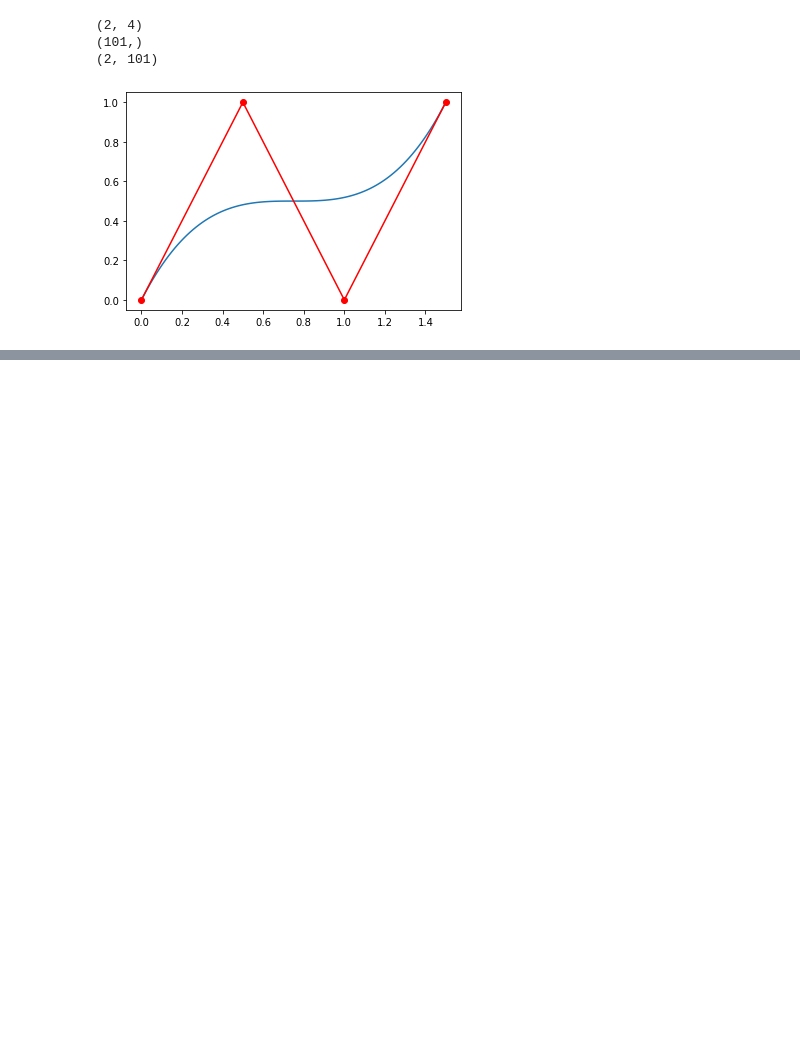
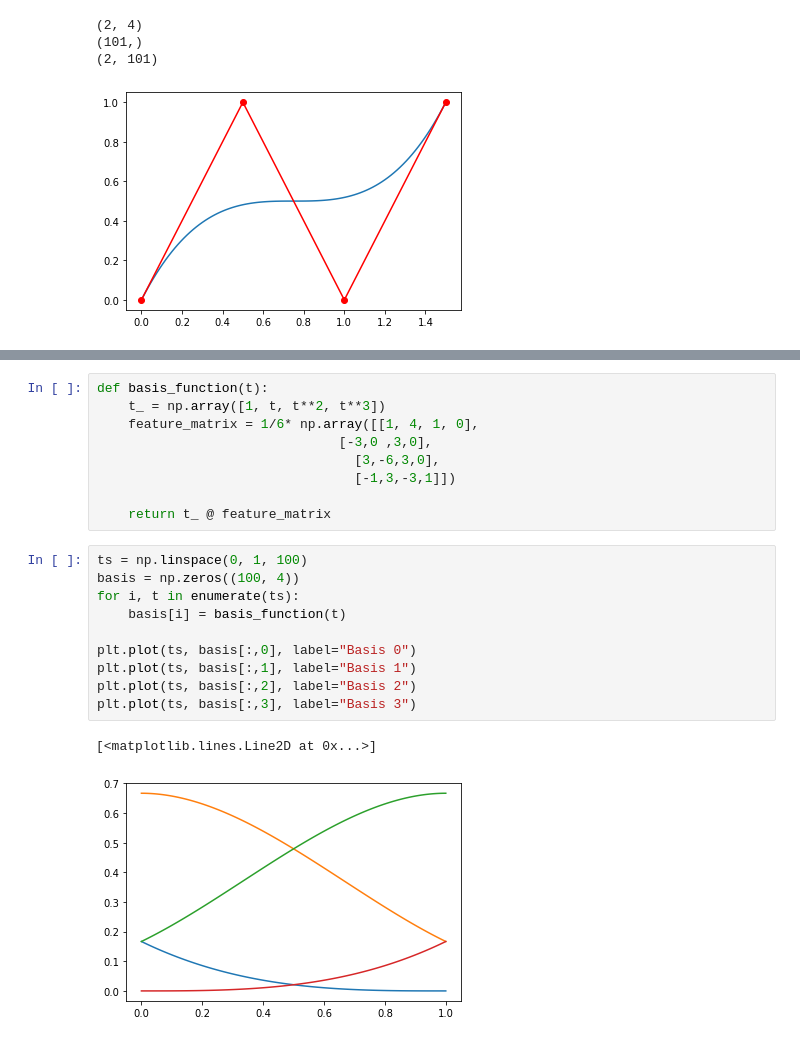
Before and after one commit to mgomezandreu/sandbox, a Jupyter notebook: spline_trajectory_optimization/traj_optim.ipynb, the cells around one changed output, grey strips where cells are left out. Saved outputs shown, nothing was run; the diff lists cells and outputs as text; blank space fills up the shorter version.

```diff
--- a/spline_trajectory_optimization/traj_optim.ipynb
+++ b/spline_trajectory_optimization/traj_optim.ipynb
@@ -244,0 +408,22 @@ Total number of inequality constraints...............:      100
+# %%
+def basis_function(t):
+    t_ = np.array([1, t, t**2, t**3])
+    feature_matrix = 1/6* np.array([[1, 4, 1, 0],
+                               [-3,0 ,3,0],
+                                 [3,-6,3,0],
+                                 [-1,3,-3,1]])
+
+    return t_ @ feature_matrix
+# %%
+ts = np.linspace(0, 1, 100)
+basis = np.zeros((100, 4))
+for i, t in enumerate(ts):
+    basis[i] = basis_function(t)
+
+plt.plot(ts, basis[:,0], label="Basis 0")
+plt.plot(ts, basis[:,1], label="Basis 1")
+plt.plot(ts, basis[:,2], label="Basis 2")
+plt.plot(ts, basis[:,3], label="Basis 3")
+# %% [output]
+[<matplotlib.lines.Line2D at 0x...>]
+[figure, added]
```
Also changed, not shown: parts of 10 cells of this notebook.
